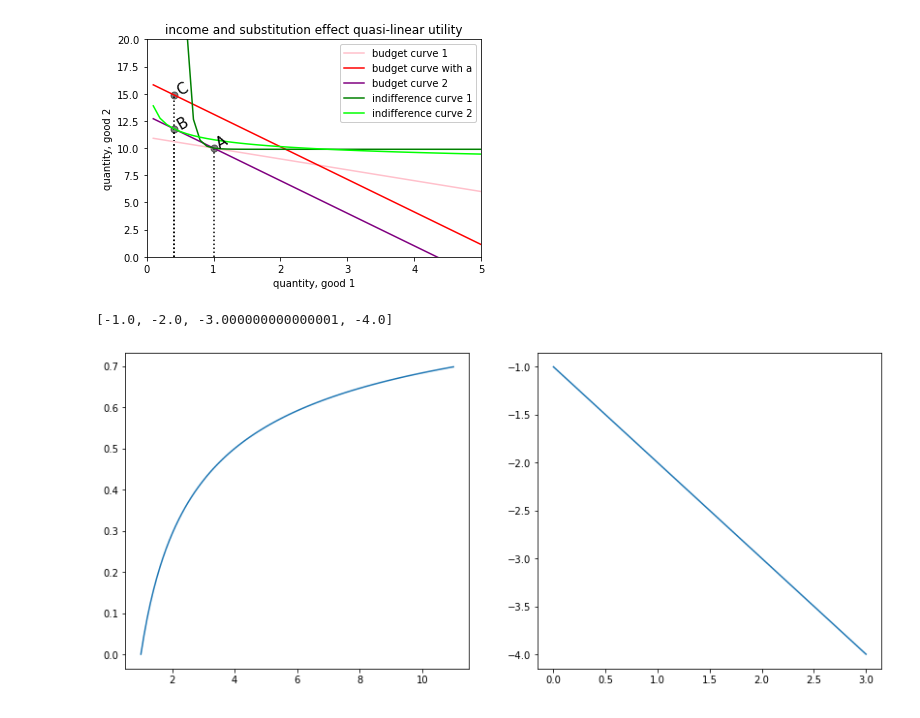
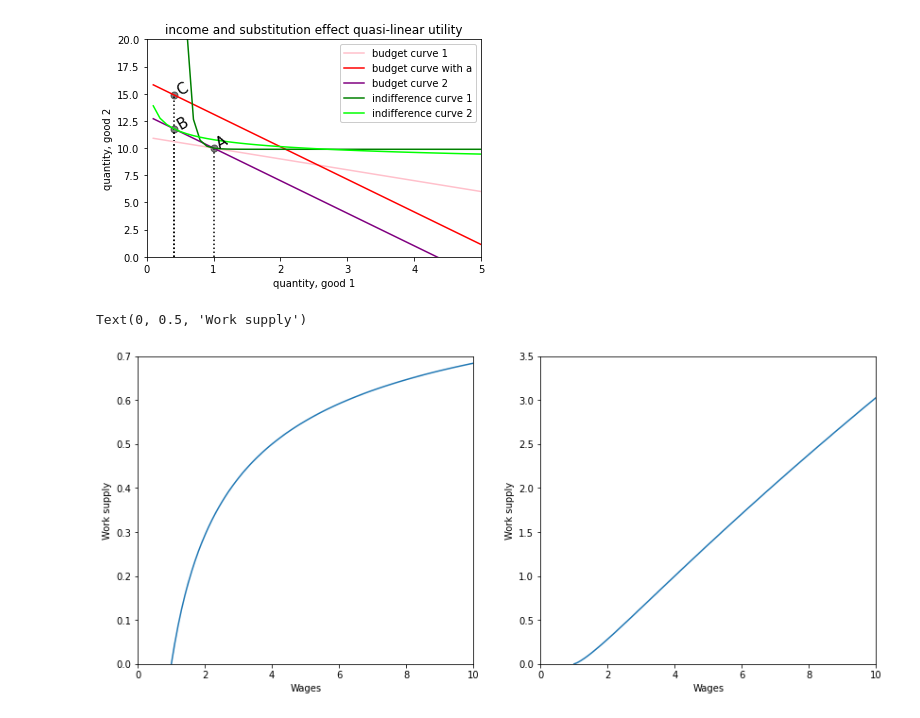
Before and after one commit to PaulineMalaguti/EBA3650, a Jupyter notebook: Lecture 5/QE_Problem_Set_5.ipynb, the cells around one changed output. Cells and saved outputs as stored; diff of their text form; code cells hidden in the pictures.

```diff
--- a/Lecture 5/QE_Problem_Set_5.ipynb
+++ b/Lecture 5/QE_Problem_Set_5.ipynb
@@ -827,38 +828,37 @@ Optimum combination for the different incomes and prices : (0.9999999996817724,
 # %%
 def utility(l,c,e):
             pot = (1+1/(-e))
             return c + (1/pot) * np.power(l,pot)
 
 def utilitybudget(l, mylist):
     I = mylist[0] ; e = mylist[2] ; w = mylist[1]
     c = I + w*(1 - l)
     return utility(l, c, e)
 
 def demand(I,w,e):
             l = newton_max(utilitybudget,0.1,[I,w,e])
             c = I + w*(1-l)
             return l, c
 
 wages = np.linspace(1,11,100) ; work = []
-
+elas = []
 for idx in range(len(wages)):
     w = wages[idx]
     #find leisure and append work
     I = 10 ; e = 0.5
     leisure = demand(I,w,e)[0]
     work.append(1-leisure)
-
-es = np.arange(1,5,1)
-elas = []
-for i in range(len(es)):
-    beta = (1+1/(-es[i]))
-    elas.append(1/(beta -1))
+    elas.append(np.log(leisure) / np.log(1-leisure))
 
 fig, (ax1, ax2) = plt.subplots(1, 2, figsize=(14,6))
 ax1.plot(wages, work)
-ax2.plot(elas)
+ax2.plot(wages,elas)
 
-print(elas)
+ax1.set_xlim([0,10]) ; ax1.set_ylim([0,0.7])
+ax2.set_xlim([0,10]) ; ax2.set_ylim([0,3.5])
+
+ax1.set_xlabel('Wages') ; ax2.set_xlabel('Wages')
+ax1.set_ylabel('Work supply') ; ax2.set_ylabel('Work supply')
 # %% [output]
-[-1.0, -2.0, -3.000000000000001, -4.0]
+Text(0, 0.5, 'Work supply')
-[figure, old version]
+[figure, new version]
```
Also changed, not shown: parts of 1 cell of this notebook.
